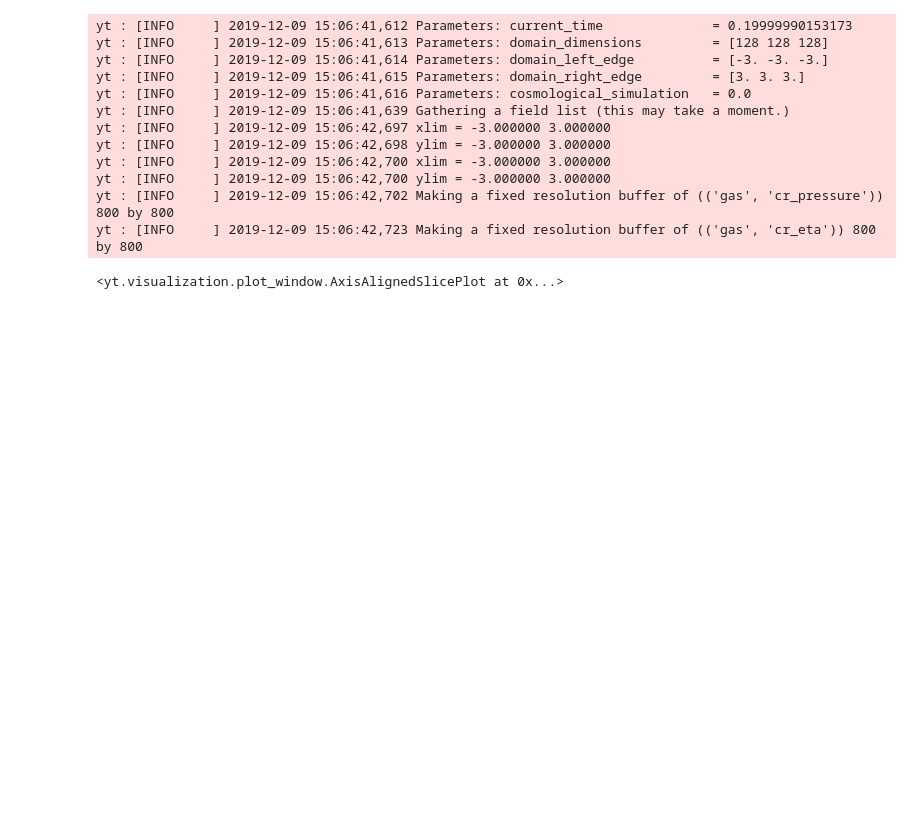
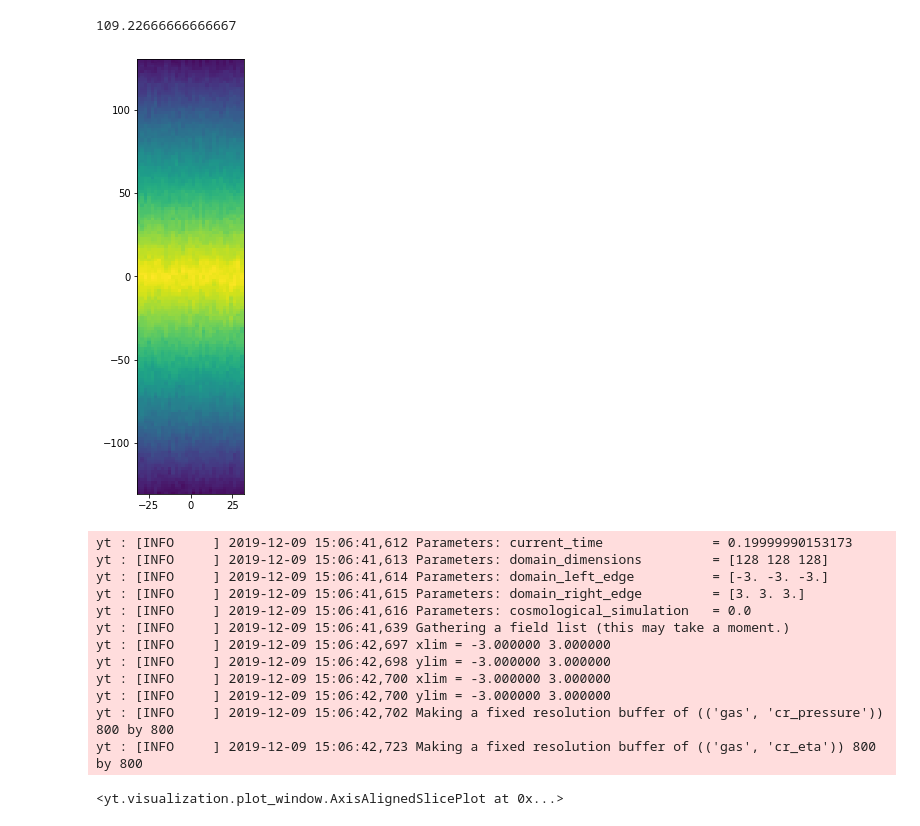
Before and after one commit to ibutsky/thermal_instabilities, a Jupyter notebook: analysis/test.ipynb, the cells around one changed output. Saved outputs shown, nothing was run; the diff lists cells and outputs as text; code cells hidden in the pictures; blank space fills up the shorter version.

```diff
--- a/analysis/test.ipynb
+++ b/analysis/test.ipynb
@@ -66,0 +64,7 @@ np.sqrt(np.mean(dzfield**2))
+# %%
+i = 0
+folder = 'isothermal_tctf_0.3_beta_10.0_cr_1.0_tdiff_1.0'
+ds = ytf.load('../../simulations/%s/DD%04d/DD%04d'%(folder, i, i))
+field_list = [('gas', 'temperature'), ('gas', 'cr_pressure'), ('gas', 'cr_eta'), ('gas', 'density')]
+s = yt.SlicePlot(ds, 'x', field_list)
+s.show()
@@ -66,0 +87,7 @@ np.sqrt(np.mean(dzfield**2))
+# %%
+i = 0
+folder = 'skinny/isothermal_tctf_0.1_beta_10.0_cr_1.0'
+ds = ytf.load('../../simulations/%s/DD%04d/DD%04d'%(folder, i, i))
+field_list = [('gas', 'cr_pressure'), ('gas', 'cr_eta'), ('gas', 'density'), ('gas', 'temperature')]
+s = yt.SlicePlot(ds, 'x', field_list)
+s.show()
@@ -67,3 +110,17 @@ np.sqrt(np.mean(dzfield**2))
+# %%
+1966080 / 5 / 60 / 60
+# %% [output]
+109.22666666666667
+# %%
+frb = s.frb
+data = frb['density']
+xbins = frb['y'].in_units('kpc')
+ybins = frb['z'].in_units('kpc')
+fig, ax = plt.subplots(figsize=(4,8))
+pcm = ax.pcolormesh(xbins, ybins, data, norm = LogNorm())
+ax.set_aspect('equal')
+# %% [output]
+[figure, added]
 # %%
 zstart = 0.8
 zend = 1.2
```
Also changed, not shown: parts of 9 cells of this notebook, 5 other files.
